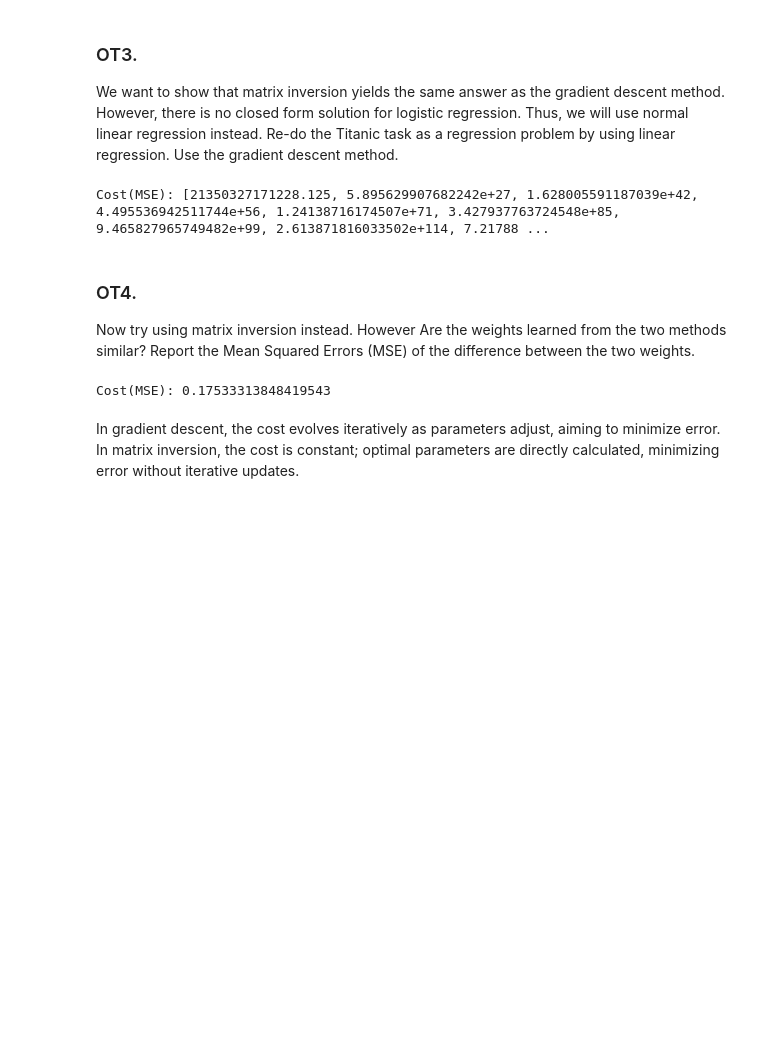
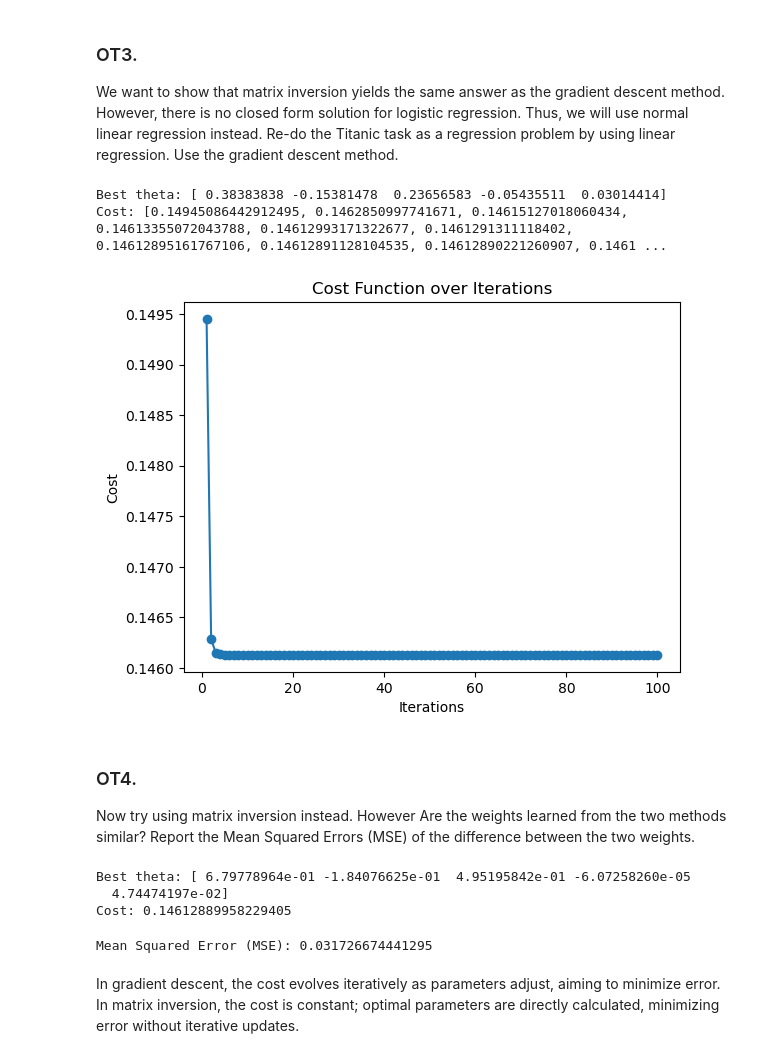
Before and after one commit to pupipatsk/Pattern-Recognition, a Jupyter notebook: HW/HW01/HW 1.ipynb, the cells around one changed output. Cells and saved outputs as stored; diff of their text form; code cells hidden in the pictures; blank space fills up the shorter version.

```diff
--- a/HW/HW01/HW 1.ipynb
+++ b/HW/HW01/HW 1.ipynb
@@ -970,38 +970,55 @@ def GradientDescent(theta, learning_rate, num_iterations, X, y):
         # theta = theta + learning_rate * gradient
         theta[0] = theta[0] + learning_rate * (y - y_linear).sum()
         theta[1:] = theta[1:] + learning_rate * gradient
 
         cost.append(CostFunction (theta, X, y))
     return theta, cost # best theta
 
 def predict(X, theta):
     y_linear = np.dot(X, theta[1:]) + theta[0]
     # h = sigmoid(y_linear)
     return np.where(y_linear >= 0.5, 1, 0)
 
 def CostFunction (theta, X, y):
     y_linear = np.dot(X, theta[1:]) + theta[0]
     errors = y - y_linear
     cost = np.sum(errors**2) / m
     return cost
 
+def normalize(X):
+    mean = np.mean(X, axis=0)
+    std = np.std(X, axis=0)
+    X_normalized = (X - mean) / std
+    return X_normalized
+
 # Main function
-X = data
+X = normalize(data) # "Pclass","Sex","Age","Embarked"
 y = np.array(train['Survived'].values)
 m, n = data.shape # m = number of sample, n = number of features
 
 # Initialize theta
 theta = np.zeros(1+n)
 
 # Set hyperparameters
-learning_rate = 0.01
-num_iterations = 1000
+learning_rate = 0.001
+num_iterations = 100
 
 # Gradient Descent # to minimize Cost Function
 theta, cost = GradientDescent(theta, learning_rate, num_iterations, X, y) # best theta
-print(f'Cost(MSE): {cost}\n')
+theta_grad = theta
+print(f'Best theta: {theta}')
+print(f'Cost: {cost}\n')
+
+# Plot the cost function
+plt.plot(range(1, num_iterations+1), cost, marker='o')
+plt.xlabel('Iterations')
+plt.ylabel('Cost')
+plt.title('Cost Function over Iterations')
+plt.show()
 # %% [output]
-Cost(MSE): [21350327171228.125, 5.895629907682242e+27, 1.628005591187039e+42, 4.495536942511744e+56, 1.24138716174507e+71, 3.427937763724548e+85, 9.465827965749482e+99, 2.613871816033502e+114, 7.21788 ...
+Best theta: [ 0.38383838 -0.15381478  0.23656583 -0.05435511  0.03014414]
+Cost: [0.14945086442912495, 0.1462850997741671, 0.14615127018060434, 0.14613355072043788, 0.14612993171322677, 0.1461291311118402, 0.14612895161767106, 0.14612891128104535, 0.14612890221260907, 0.1461 ...
+[figure, added]
 # %% [markdown]
 ### OT4.
 Now try using matrix inversion instead. However Are the weights learned from the two methods similar? Report the Mean Squared Errors (MSE) of the difference between the two weights.
@@ -1011,20 +1028,6 @@ Now try using matrix inversion instead. However Are the weights learned from the
 import pandas as pd
 import numpy as np
 import matplotlib.pyplot as plt
-
-# def GradientDescent(theta, learning_rate, num_iterations, X, y):
-#     cost = []
-#     for i in range(num_iterations):
-#         y_linear = np.dot(X, theta[1:]) + theta[0]
-#         # h = sigmoid(y_linear)
-#         gradient = np.dot((y - y_linear), X)
-#         # update rule
-#         # theta = theta + learning_rate * gradient
-#         theta[0] = theta[0] + learning_rate * (y - y_linear).sum()
-#         theta[1:] = theta[1:] + learning_rate * gradient
-
-#         cost.append(CostFunction (theta, X, y))
-#     return theta, cost # best theta
 
 def predict(X, theta):
     y_linear = np.dot(X, theta[1:]) + theta[0]
@@ -1038,7 +1041,8 @@ def CostFunction (theta, X, y):
     return cost
 
 # Main function
-X = data
+X = data # "Pclass","Sex","Age","Embarked"
+X = np.insert(X, 0, 1, axis=1) # "1(for theta0)", Pclass","Sex","Age","Embarked"
 y = np.array(train['Survived'].values)
 m, n = data.shape # m = number of sample, n = number of features
 
@@ -1049,13 +1053,24 @@ theta = np.zeros(1+n)
 learning_rate = 0.01
 num_iterations = 1000
 
-# Gradient Descent # to minimize Cost Function
-# theta, cost = GradientDescent(theta, learning_rate, num_iterations, X, y) # best theta
 theta = np.linalg.inv(X.T @ X) @ X.T @ y
+theta_mtx = theta
+
 # Calculate the cost
 cost = CostFunction(theta, X, y)
-print(f'Cost(MSE): {cost}')
+
+print(f'Best theta: {theta}')
+print(f'Cost: {cost}')
 # %% [output]
-Cost(MSE): 0.17533313848419543
+Best theta: [ 6.79778964e-01 -1.84076625e-01  4.95195842e-01 -6.07258260e-05
+  4.74474197e-02]
+Cost: 0.14612889958229405
+# %%
+# Calculate Mean Squared Error (MSE)
+mse = np.mean((theta_grad - theta_mtx)**2)
+
+print("Mean Squared Error (MSE):", mse)
+# %% [output]
+Mean Squared Error (MSE): 0.031726674441295
 # %% [markdown]
 In gradient descent, the cost evolves iteratively as parameters adjust, aiming to minimize error. In matrix inversion, the cost is constant; optimal parameters are directly calculated, minimizing error without iterative updates.
```
Also changed, not shown: 9 other files.
